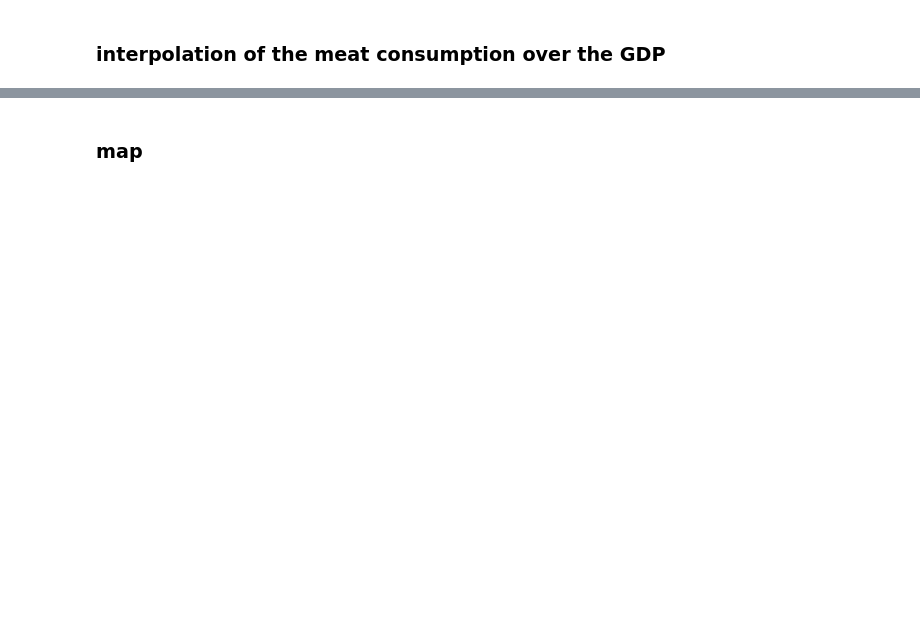
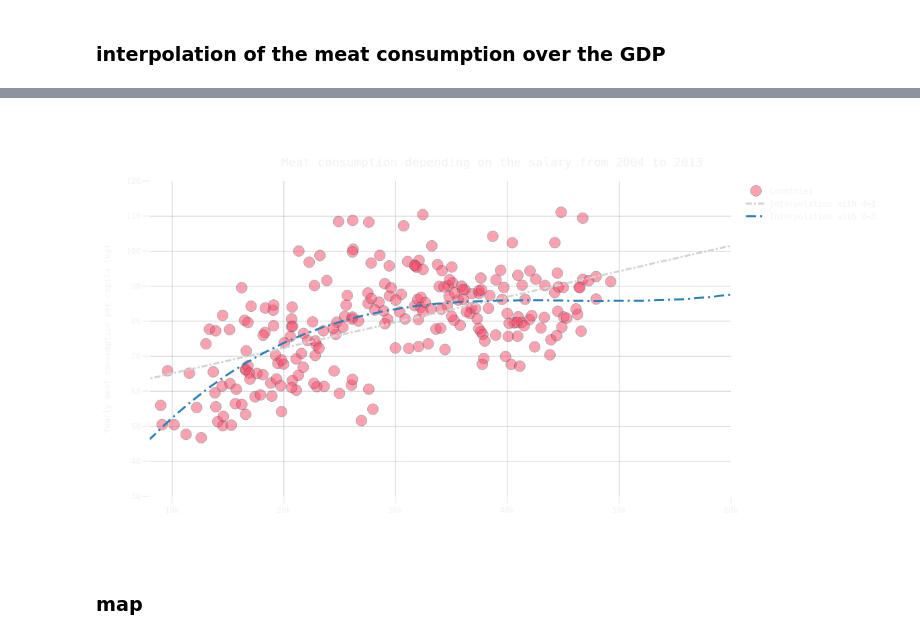
Before and after one commit to ElCabrino/ADA-Project-1, a Jupyter notebook: part2.ipynb, the cells around one changed output, grey strips where cells are left out. Saved outputs shown, nothing was run; the diff lists cells and outputs as text; code cells hidden in the pictures; blank space fills up the shorter version.

```diff
--- a/part2.ipynb
+++ b/part2.ipynb
@@ -397,32 +460,35 @@ print("model 3 weights:", linreg3.intercept_[0], ', ', linreg3.coef_[0, 1],', ',
 # %%
 #print the result
 #2 and 4 are commentend because they do not represent well the data in our opinion
 
 countries_both_nLUX_all = []
 for i in range(10):
     countries_both_nLUX_all+=countries_both_nLUX
 fig3 = go.Figure()
 fig3.add_trace(go.Scatter(y=y, x=x, mode='markers',
             marker=dict(
                 opacity=0.5,
                 size=16,
                 color='#FF4464',
                 line=dict(
                 width=1,
                 color='DarkSlateGrey')), name='Countries', text=countries_both_nLUX_all),)
 
 #fig3.add_trace(go.Scatter(x = t[:,0],y = yt2[:,0], name='Interpolation with d=2', marker_color = 'red', opacity=1,line=dict(color='firebrick', width=3, dash='dash')))
 fig3.add_trace(go.Scatter(x = t[:,0],y = yt1[:,0], name='Interpolation with d=1', marker_color = 'red', opacity=1,line=dict(color='LightGrey', width=3, dash='dashdot'), visible=True))
 fig3.add_trace(go.Scatter(x = t[:,0],y = yt3[:,0], name='Interpolation with d=3', marker_color = 'red', opacity=1,line=dict(color='#2980b9 ', width=3, dash='longdashdot')))
 #fig3.add_trace(go.Scatter(x = t[:,0],y = yt4[:,0], name='Interpolation with d=4', marker_color = 'red', opacity=1,line=dict(color='dodgerblue', width=3, dash='solid')))
 fig3.update_xaxes(range=[8000, 60000])
 fig3.update_yaxes(range=[30, 120])
 fig3.update_layout(title={
         'text': "Meat consumption depending on the salary from 2004 to 2013",
         'y':0.9,
         'x':0.5,
         'xanchor': 'center',
-        'yanchor': 'top'})
+        'yanchor': 'top'},
+        yaxis_title="Yearly meat consumption per capita (kg)",)
 
 change_config(fig3).show()
+# %% [output]
+[figure, added]
 # %%
```
Also changed, not shown: parts of 16 cells of this notebook.
